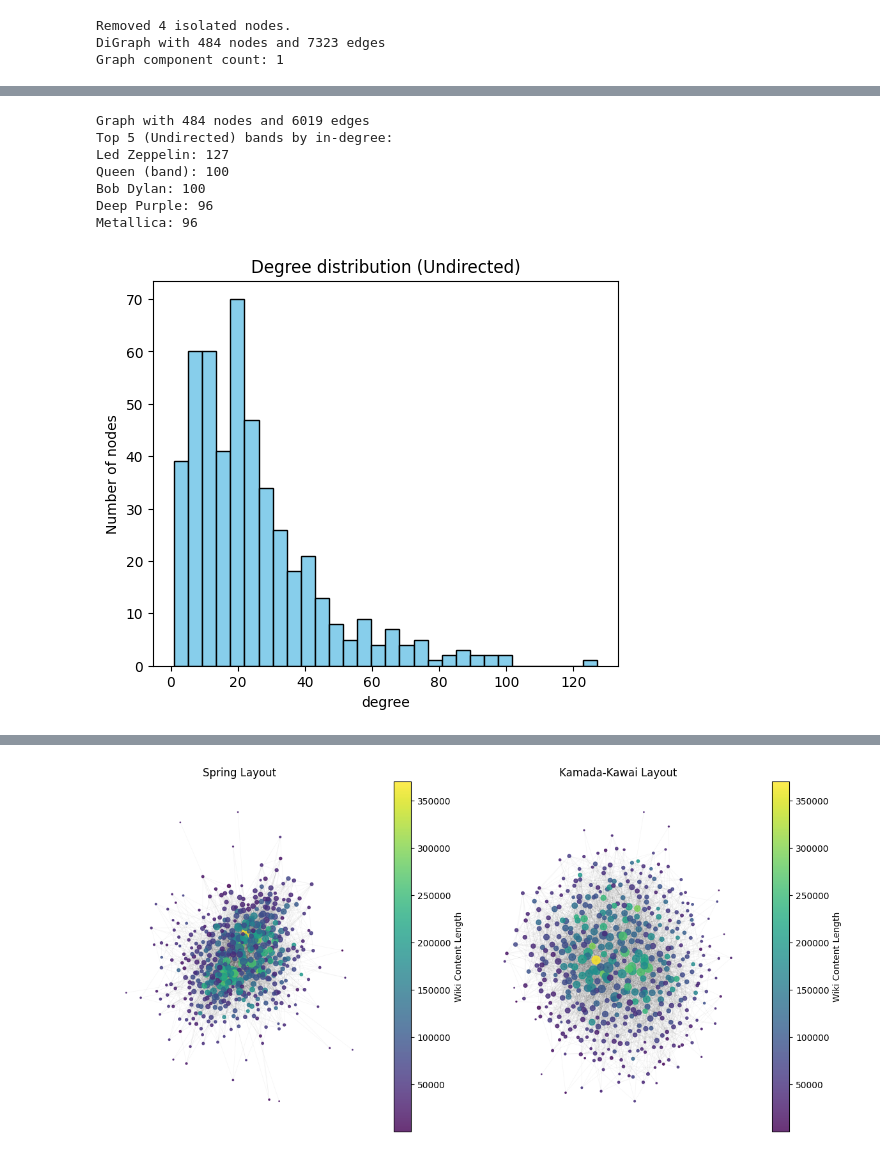
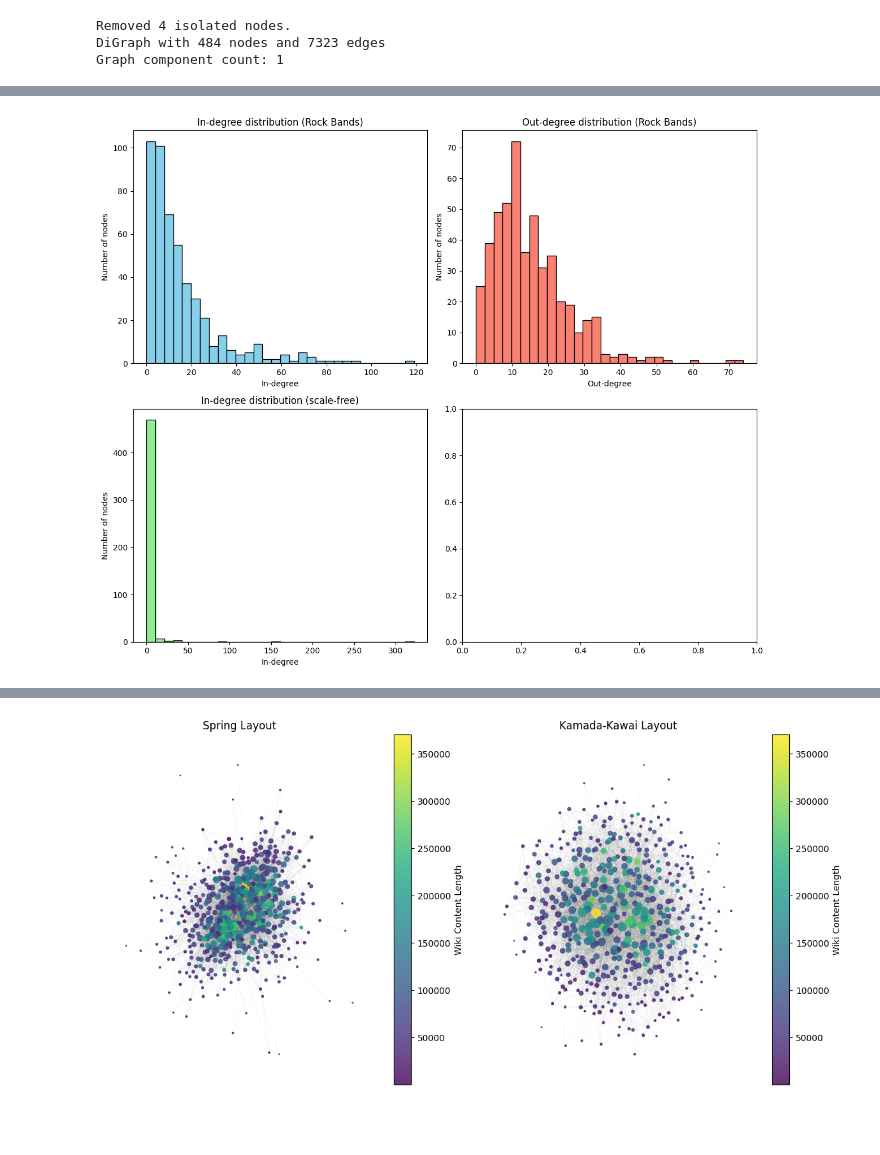
Before and after one commit to rifolio/dtu-projects-2025-autumn, a Jupyter notebook: social-graphs/Assignment1.ipynb, the cells around one changed output, grey strips where cells are left out. Drawn from its saved outputs; the diff is of its cells as text; code cells hidden in the pictures; blank space fills up the shorter version.

Commit message:
Added description to social graphs 1.2

```diff
--- a/social-graphs/Assignment1.ipynb
+++ b/social-graphs/Assignment1.ipynb
@@ -146,32 +119,37 @@ David Bowie: 83
-# %%
-# Convert to undirected graph + basic statistics
-G_band_undirected = G_bands.to_undirected()
-print(G_band_undirected)
-
-degrees_undirected = dict(G_band_undirected.degree())
-
-# Plotting degree distributions
-plt.figure(figsize=(6, 5))
-plt.hist(list(degrees_undirected.values()), bins=30, color="skyblue", edgecolor="black")
-plt.title("Degree distribution (Undirected)")
-plt.xlabel("degree")
-plt.ylabel("Number of nodes")
-
-top5_undirected = sorted(
-    degrees_undirected.items(),
-    key=lambda x: x[1],
-    reverse=True,
-)[:5]
-
-print("Top 5 (Undirected) bands by in-degree:")
-for band, degree in top5_undirected:
-    print(f"{band}: {degree}")
-# %% [output]
-Graph with 484 nodes and 6019 edges
-Top 5 (Undirected) bands by in-degree:
-Led Zeppelin: 127
-Queen (band): 100
-Bob Dylan: 100
-Deep Purple: 96
-Metallica: 96
-[figure, removed]
+# %%
+# Network Degree distribution (2x2: top row = G_bands in/out, bottom row = scale-free in/out)
+import matplotlib.pyplot as plt
+
+y_axis_label = "Number of nodes"
+in_degrees = dict(G_bands.in_degree())
+out_degrees = dict(G_bands.out_degree())
+
+fig, axes = plt.subplots(2, 2, figsize=(12, 10))
+axes[0, 0].hist(list(in_degrees.values()), bins=30, color="skyblue", edgecolor="black")
+axes[0, 0].set_title("In-degree distribution (Rock Bands)")
+axes[0, 0].set_xlabel("In-degree")
+axes[0, 0].set_ylabel(y_axis_label)
+
+axes[0, 1].hist(list(out_degrees.values()), bins=30, color="salmon", edgecolor="black")
+axes[0, 1].set_title("Out-degree distribution (Rock Bands)")
+axes[0, 1].set_xlabel("Out-degree")
+axes[0, 1].set_ylabel(y_axis_label)
+
+sf = nx.scale_free_graph(G_bands.number_of_nodes(), seed=42)
+sf_in = dict(sf.in_degree())
+sf_out = dict(sf.out_degree())
+
+axes[1, 0].hist(list(sf_in.values()), bins=30, color="lightgreen", edgecolor="black")
+axes[1, 0].set_title("In-degree distribution (scale-free)")
+axes[1, 0].set_xlabel("In-degree")
+axes[1, 0].set_ylabel(y_axis_label)
+
+# axes[1, 1].hist(list(sf_out.values()), bins=30, color="plum", edgecolor="black")
+# axes[1, 1].set_title("Out-degree distribution (scale-free)")
+# axes[1, 1].set_xlabel("Out-degree")
+# axes[1, 1].set_ylabel(y_axis_label)
+
+plt.tight_layout()
+plt.show()
+# %% [output]
+[figure, added]
```
Also changed, not shown: parts of 10 cells of this notebook, 1 other file.
